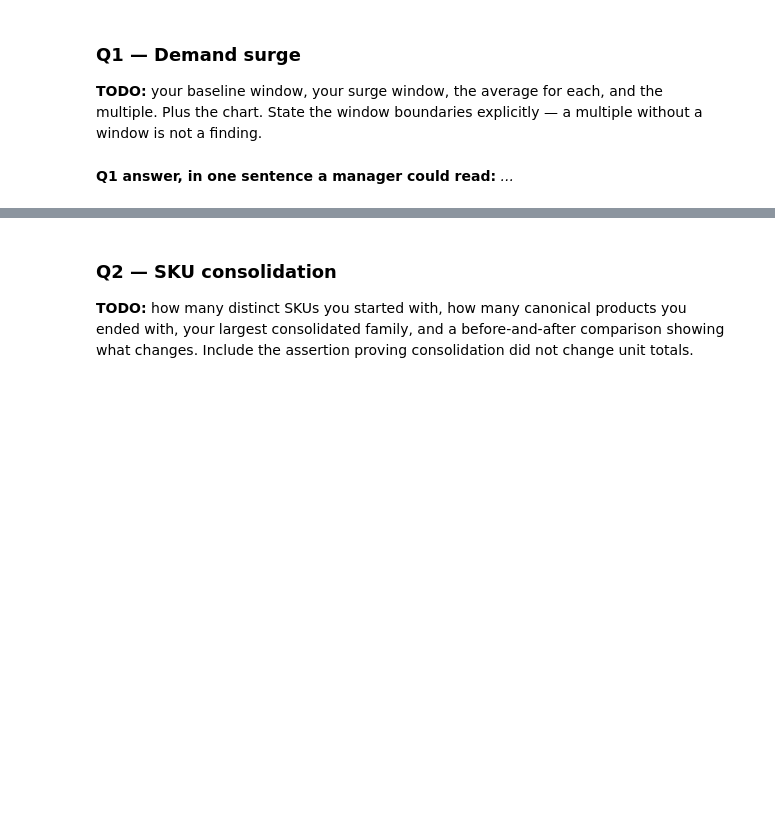
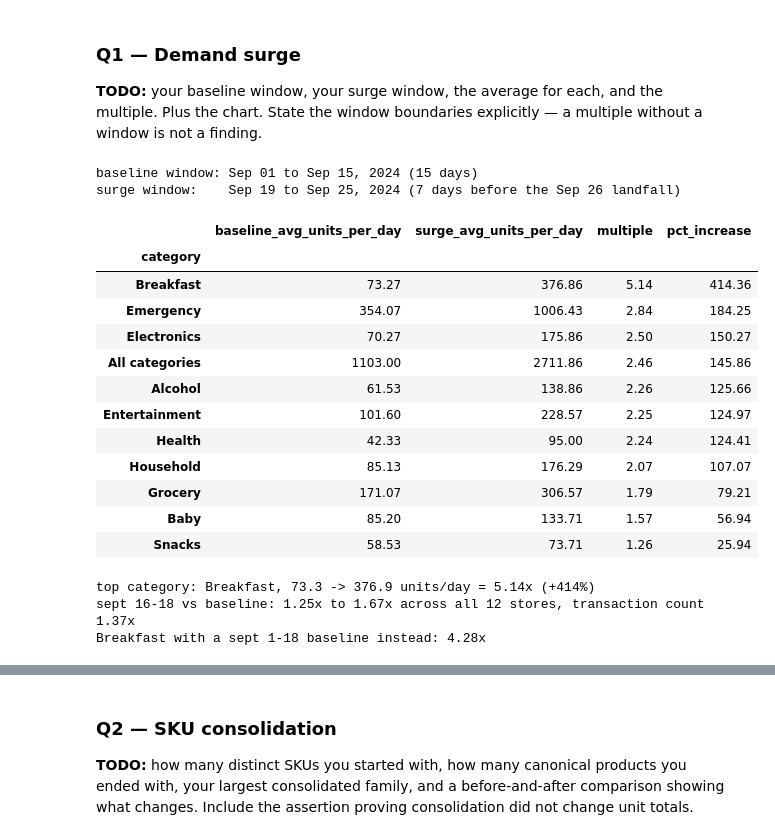
Before and after one commit to asomers205/DS2002FA26, a Jupyter notebook: notebooks/06-midterm-walmart/2026-10-30 — Midterm Progress — Lab.ipynb, the cells around one changed output, grey strips where cells are left out. Drawn from its saved outputs; the diff is of its cells as text; code cells hidden in the pictures; blank space fills up the shorter version.

```diff
--- a/notebooks/06-midterm-walmart/2026-10-30 — Midterm Progress — Lab.ipynb
+++ b/notebooks/06-midterm-walmart/2026-10-30 — Midterm Progress — Lab.ipynb
@@ -21,2 +167,65 @@ Presentations are Monday. If a question is not working, this is the last checkpo
-# %% [markdown]
-**Q1 answer, in one sentence a manager could read:** _..._
+# %%
+# baseline: sept 1-15. demand steps up ~1.4x on sept 16 at every store, so those days stay out
+BASELINE = (pd.Timestamp("2024-09-01"), pd.Timestamp("2024-09-15"))
+# surge: the 7 days before landfall, sept 19-25
+SURGE = (LANDFALL - pd.Timedelta(days=7), LANDFALL - pd.Timedelta(days=1))
+
+category_daily = sales.pivot_table(index="date", columns="category", values="quantity",
+                                   aggfunc="sum", fill_value=0).astype(float)
+assert category_daily.sum().sum() == sales["quantity"].sum(), "category rollup lost units"
+category_daily["All categories"] = category_daily.sum(axis=1)
+
+def window_mean(frame, window):
+    return frame.loc[window[0]:window[1]].mean()
+
+q1 = pd.DataFrame({
+    "baseline_avg_units_per_day": window_mean(category_daily, BASELINE),
+    "surge_avg_units_per_day": window_mean(category_daily, SURGE),
+})
+q1["multiple"] = q1["surge_avg_units_per_day"] / q1["baseline_avg_units_per_day"]
+q1["pct_increase"] = (q1["multiple"] - 1) * 100
+q1 = q1.sort_values("multiple", ascending=False)
+
+q1_top_category = q1.drop(index="All categories").index[0]
+q1_multiple = round(float(q1.loc[q1_top_category, "multiple"]), 2)
+q1_baseline_window = f"{BASELINE[0]:%b %d} to {BASELINE[1]:%b %d}, 2024 ({(BASELINE[1] - BASELINE[0]).days + 1} days)"
+q1_surge_window = f"{SURGE[0]:%b %d} to {SURGE[1]:%b %d}, 2024 (7 days before the {LANDFALL:%b %d} landfall)"
+
+print("baseline window:", q1_baseline_window)
+print("surge window:   ", q1_surge_window)
+display(q1.round(2))
+print(f"top category: {q1_top_category}, {q1.loc[q1_top_category, 'baseline_avg_units_per_day']:.1f} -> "
+      f"{q1.loc[q1_top_category, 'surge_avg_units_per_day']:.1f} units/day = {q1_multiple}x "
+      f"(+{q1.loc[q1_top_category, 'pct_increase']:.0f}%)")
+
+# why sept 16-18 are not in the baseline: the step shows up at every store and in transaction counts
+store_daily = sales.pivot_table(index="date", columns="store_id", values="quantity", aggfunc="sum")
+step = store_daily.loc["2024-09-16":"2024-09-18"].mean() / window_mean(store_daily, BASELINE)
+txn_step = sales.groupby("date").size().loc["2024-09-16":"2024-09-18"].mean() / \
+    sales.groupby("date").size().loc[BASELINE[0]:BASELINE[1]].mean()
+print(f"sept 16-18 vs baseline: {step.min():.2f}x to {step.max():.2f}x across all {len(step)} stores, "
+      f"transaction count {txn_step:.2f}x")
+
+# sensitivity: the 10/28 studio used sept 1-18 as the baseline
+wide = window_mean(category_daily, (BASELINE[0], pd.Timestamp("2024-09-18")))
+print(f"{q1_top_category} with a sept 1-18 baseline instead: "
+      f"{q1.loc[q1_top_category, 'surge_avg_units_per_day'] / wide[q1_top_category]:.2f}x")
+# %% [output]
+baseline window: Sep 01 to Sep 15, 2024 (15 days)
+surge window:    Sep 19 to Sep 25, 2024 (7 days before the Sep 26 landfall)
+|  | baseline_avg_units_per_day | surge_avg_units_per_day | multiple | pct_increase |
+| category |  |  |  |  |
+| Breakfast | 73.27 | 376.86 | 5.14 | 414.36 |
+| Emergency | 354.07 | 1006.43 | 2.84 | 184.25 |
+| Electronics | 70.27 | 175.86 | 2.50 | 150.27 |
+| All categories | 1103.00 | 2711.86 | 2.46 | 145.86 |
+| Alcohol | 61.53 | 138.86 | 2.26 | 125.66 |
+| Entertainment | 101.60 | 228.57 | 2.25 | 124.97 |
+| Health | 42.33 | 95.00 | 2.24 | 124.41 |
+| Household | 85.13 | 176.29 | 2.07 | 107.07 |
+| Grocery | 171.07 | 306.57 | 1.79 | 79.21 |
+| Baby | 85.20 | 133.71 | 1.57 | 56.94 |
+| Snacks | 58.53 | 73.71 | 1.26 | 25.94 |
+top category: Breakfast, 73.3 -> 376.9 units/day = 5.14x (+414%)
+sept 16-18 vs baseline: 1.25x to 1.67x across all 12 stores, transaction count 1.37x
+Breakfast with a sept 1-18 baseline instead: 4.28x
```
Also changed, not shown: parts of 19 cells of this notebook.
